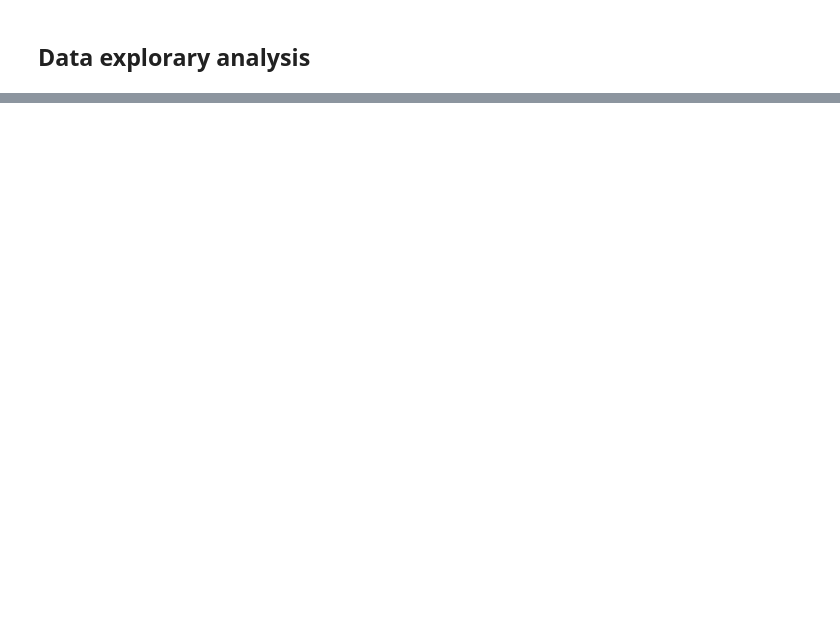
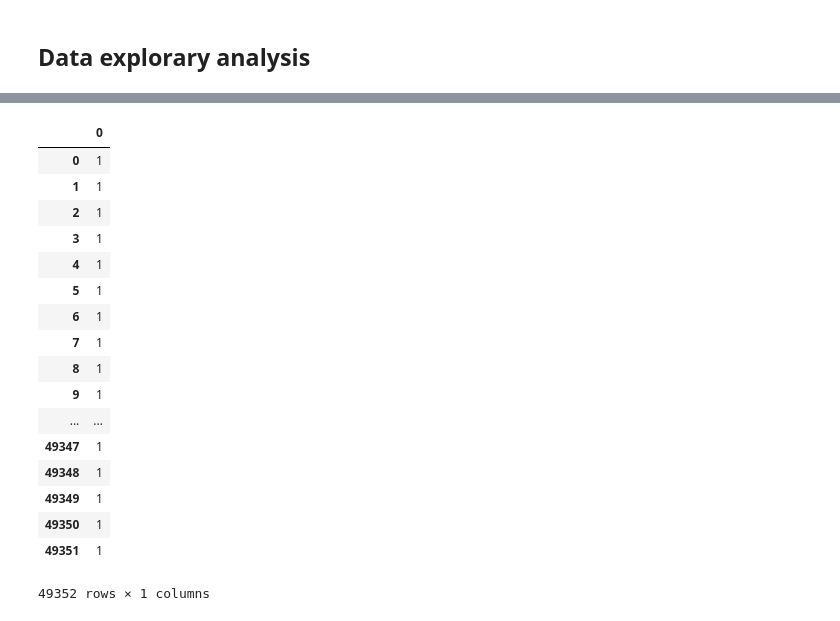
Before and after one commit to al825/Reatal_List_Classification, a Jupyter notebook: rental_list_classification.ipynb, the cells around one changed output, grey strips where cells are left out. Saved outputs shown, nothing was run; the diff lists cells and outputs as text; code cells hidden in the pictures; blank space fills up the shorter version.

```diff
--- a/rental_list_classification.ipynb
+++ b/rental_list_classification.ipynb
@@ -83,0 +103,22 @@ plt.show()
+# %%
+a=pd.DataFrame(np.repeat(1, train_set.shape[0]))
+a
+# %% [output]
+|  | 0 |
+| 0 | 1 |
+| 1 | 1 |
+| 2 | 1 |
+| 3 | 1 |
+| 4 | 1 |
+| 5 | 1 |
+| 6 | 1 |
+| 7 | 1 |
+| 8 | 1 |
+| 9 | 1 |
+| ... | ... |
+| 49347 | 1 |
+| 49348 | 1 |
+| 49349 | 1 |
+| 49350 | 1 |
+| 49351 | 1 |
+49352 rows × 1 columns
```
Also changed, not shown: parts of 4 cells of this notebook.
